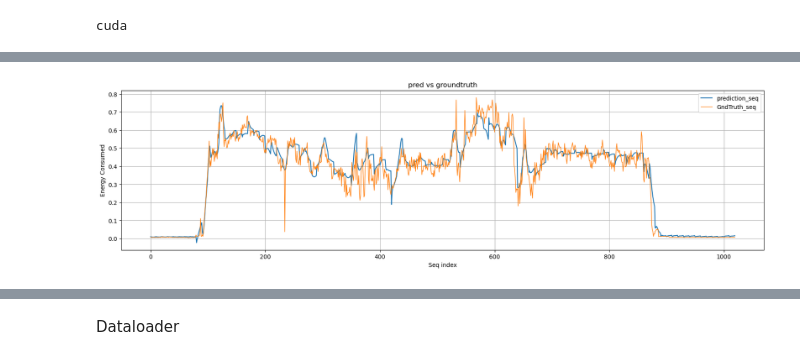
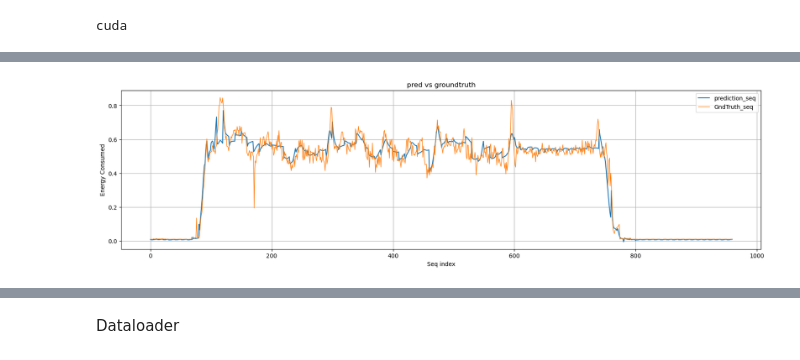
Before and after one commit to LeoLi23/553-ev-project, a Jupyter notebook: LSTM-LSTM_select_px.ipynb, the cells around one changed output, grey strips where cells are left out. Drawn from its saved outputs; the diff is of its cells as text; code cells hidden in the pictures.

```diff
--- a/LSTM-LSTM_select_px.ipynb
+++ b/LSTM-LSTM_select_px.ipynb
@@ -82,8 +23,32 @@ class TCN_LSTM(nn.Module):
+# %%
+class LSTM_LSTM(nn.Module):
+    def __init__(self, input_size, output_size, input_len, output_len, lstm_num_hidden, num_layers=1):
+        super(LSTM_LSTM, self).__init__()
+        self.encoder = nn.LSTM(input_size, lstm_num_hidden, num_layers, batch_first=True)
+        self.decoder = nn.LSTM(output_size, lstm_num_hidden, num_layers, batch_first=True)
+        self.fc = nn.Linear(lstm_num_hidden, output_size)
+        self.input_len = input_len
+        self.output_len = output_len
+
+    def forward(self, x):
+        # x: (batch_size, input_len, input_size)
+        _, (h, c) = self.encoder(x)
+        xt = x[:, -1, -1].unsqueeze(1).unsqueeze(2)  # input the last time step of x into the decoder
+        outputs = []
+        for _ in range(self.output_len):
+            output, (h, c) = self.decoder(xt, (h, c))
+            output = self.fc(output)
+            outputs.append(output)
+            xt = output  # use the decoder output as the next input
+
+        outputs = torch.cat(outputs, dim=1)
+        return outputs
 # %%
 device = torch.device("cuda" if torch.cuda.is_available() else "cpu")
 print(device)
 
-input_size = len(features)
+input_size = len(select_features)
+output_size = 1
 input_len = 20
 output_len = 10
 hidden_size = 32
@@ -91,7 +56,7 @@ num_layers = 1
 
 # encoder = Encoder(input_size, input_len, [64,64,64], hidden_size)
 # decoder = Decoder(hidden_size, output_len, hidden_size, num_layers=num_layers)
-seq2seq = TCN_LSTM(input_size, input_len, output_len, [64,64,64,64], hidden_size, num_layers=num_layers).to(device)
+seq2seq = LSTM_LSTM(input_size, output_size, input_len, output_len, hidden_size, num_layers=num_layers).to(device)
 # %% [output]
 cuda
 # %%
@@ -127,7 +92,7 @@ for epoch in range(num_epochs):
     average_train_loss = total_train_loss / len(train_loader)
     train_losses.append(average_train_loss)
 
-    print(f"Epoch {epoch+1}/{num_epochs}, Average Training Loss: {average_train_loss:.4f}")
+    print(f"Epoch {epoch+1}/{num_epochs}, Average Training Loss: {average_train_loss:.6f}")
 
     # Validation phase
     seq2seq.eval()
@@ -145,11 +110,11 @@ for epoch in range(num_epochs):
 
     average_val_loss = total_val_loss / len(val_loader)
     val_losses.append(average_val_loss)
-    print(f"Epoch {epoch+1}/{num_epochs}, Average Validation Loss: {average_val_loss:.4f}")
+    print(f"Epoch {epoch+1}/{num_epochs}, Average Validation Loss: {average_val_loss:.6f}")
 
     # Save the model with least validation loss
     if average_val_loss < best_val_loss:
         best_epoch = epoch + 1
         best_val_loss = average_val_loss
-        torch.save(seq2seq.state_dict(), f'TCN_LSTM_all_features_best_model_{input_len}-{output_len}.pt')
+        torch.save(seq2seq.state_dict(), f'LSTM_LSTM_select_best_model_{input_len}-{output_len}.pt')
 # %% [output]
@@ -171,15 +136,14 @@ from data_process import create_sequences
 from utils import plot_output
 import random
 # Load the best model
-seq2seq.load_state_dict(torch.load('TCN_LSTM_all_features_best_model_20-10.pt'))
+seq2seq.load_state_dict(torch.load(f'LSTM_LSTM_select_best_model_{input_len}-{output_len}.pt'))
 
 # Test the model
 seq2seq.eval()
-flight_num = 79 #random.randint(0, 100)
+flight_num = 276 #random.randint(0, 100)
 test_data = data[data['flight'] == flight_num]
-input_seq, output_seq = create_sequences(test_data[features].values,
-                                         test_data['power'].values,
-                                         input_len,output_len)
+input_seq, output_seq = create_sequences(test_data[select_features].values,
+                                         test_data['power'].values, input_len, output_len)
 
 input_seq = torch.tensor(input_seq, dtype=torch.float32).to(device)
 output_seq = torch.tensor(output_seq, dtype=torch.float32).to(device)
@@ -205,4 +169,4 @@ MAPE: 27.142276763916016
-[figure, old version]
+[figure, new version]
 # %%
 # test the model
 seq2seq.eval()
```
Also changed, not shown: parts of 6 cells of this notebook, 3 other files.
